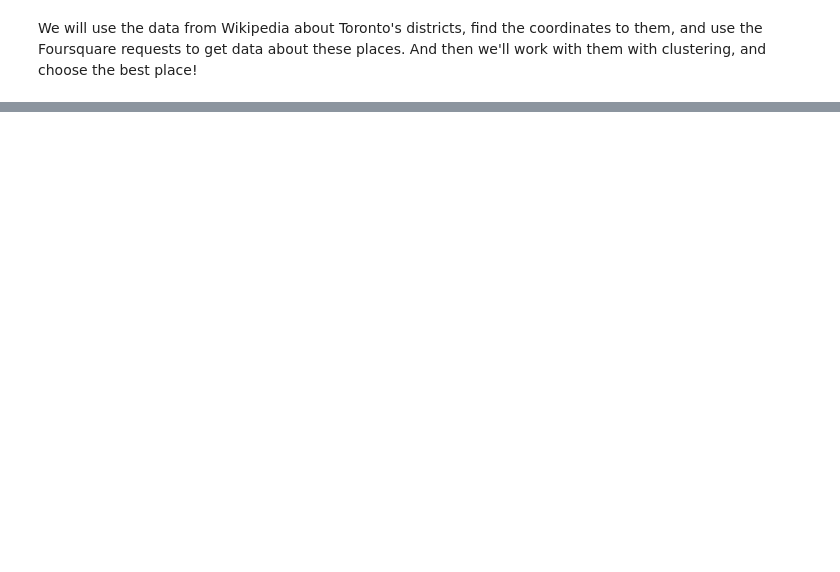
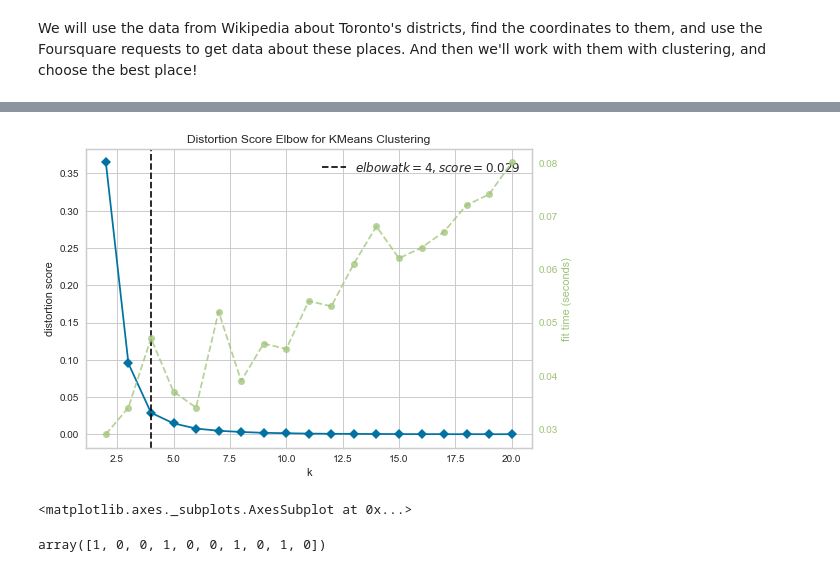
Before and after one commit to SemenKovyrin/Coursera_Capstone, a Jupyter notebook: Capstone Project.ipynb, the cells around one changed output, grey strips where cells are left out. Saved outputs shown, nothing was run; the diff lists cells and outputs as text; code cells hidden in the pictures; blank space fills up the shorter version.

```diff
--- a/Capstone Project.ipynb
+++ b/Capstone Project.ipynb
@@ -22,0 +472,6 @@ And then we'll work with them with clustering, and choose the best place!
+# %%
+# let's group rows by neighborhood
+to_grouped = to_onehot.groupby(["Neighborhoods"]).mean().reset_index()
+
+print(to_grouped.shape)
+to_grouped.head()
@@ -22,0 +487,3 @@ And then we'll work with them with clustering, and choose the best place!
+# %%
+coffee_shop = to_grouped[["Neighborhoods","Coffee Shop"]]
+coffee_shop.head()
@@ -22,0 +524,22 @@ And then we'll work with them with clustering, and choose the best place!
+# %%
+# Instantiate the clustering model and visualizer
+model = KMeans()
+visualizer = KElbowVisualizer(model, k=(2,21))
+
+visualizer.fit(X)        # Fit the data to the visualizer
+visualizer.show()
+# %% [output]
+[figure, added]
+<matplotlib.axes._subplots.AxesSubplot at 0x...>
+# %%
+kclusters = 4
+
+toronto_grouped_clustering = coffee_shop.drop('Neighborhoods', 1)
+
+# run k-means clustering
+kmeans = KMeans(n_clusters=kclusters, random_state=0).fit(toronto_grouped_clustering)
+
+# check cluster labels generated for each row in the dataframe
+kmeans.labels_[0:10]
+# %% [output]
+array([1, 0, 0, 1, 0, 0, 1, 0, 1, 0])
```
Also changed, not shown: parts of 66 cells of this notebook.
